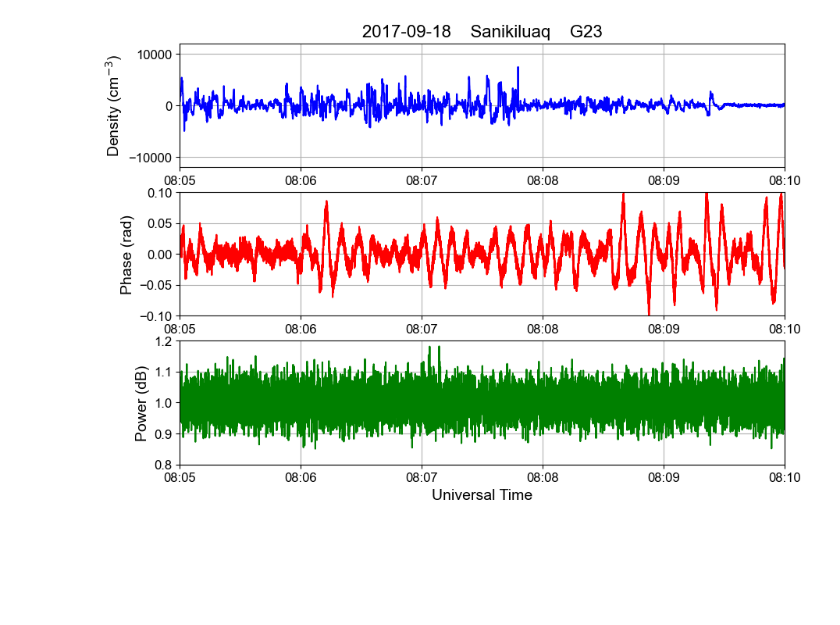
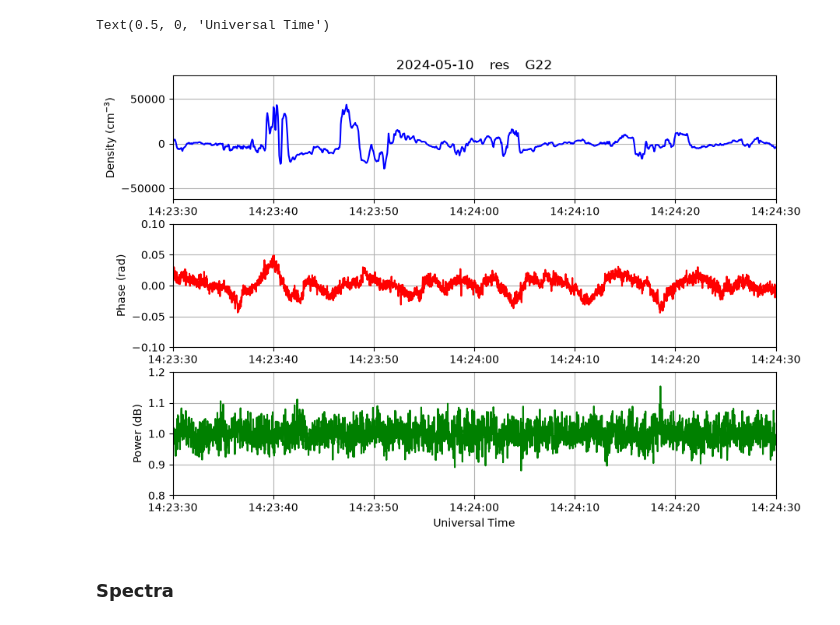
Before and after one commit to Polar-Cap-Scintillation/plasma-irreg-scint-spectra, a Jupyter notebook: conjunction_example.ipynb, the cells around one changed output. Saved outputs shown, nothing was run; the diff lists cells and outputs as text; code cells hidden in the pictures; blank space fills up the shorter version.

```diff
--- a/conjunction_example.ipynb
+++ b/conjunction_example.ipynb
@@ -128,0 +123,10 @@ plt.savefig('swarm_exmp.png')
+# %%
+def gps2utc(wnc, tow):
+    # THIS FUNCTION DOES NOT HANDLE LEAP SECONDS CORRECTLY
+    # There is a way to do this with spacepy, but it is extremely slow and will sometimes crash because it runs out of memory
+    # Until this is solved, output will be off by ~18 seconds
+    gps_tstmp = (np.array(wnc)*7*24*60*60*1000+np.array(tow)).astype(int)
+    gps_epoch = np.datetime64('1980-01-06').astype('datetime64[ms]').astype(int)
+    time = (gps_epoch + gps_tstmp).astype('datetime64[ms]')
+    time = time - np.timedelta64(18,'s')   # hard coded leap second correction
+    return time
@@ -148,0 +155,3 @@ gnss09 = parse.ParseNovatel('170918_090000.nvd.gz')
+# %%
+dt_pow = power_detrend(power)
+dt_phs = phase_detrend(phase)
@@ -297,33 +295,38 @@ plt.savefig('conj_map.png')
 # %%
-# plot_xlim = [np.datetime64('2017-09-16T14:25:00'), np.datetime64('2017-09-16T14:30:00')]
-plot_xlim = [np.datetime64('2017-09-18T08:05:00'), np.datetime64('2017-09-18T08:10:00')]
+# Detrend Swarm density using the same high pass filter window as used for phase
+dt_dens = phase_detrend(dens, datarate=16.)
+
+
 fig = plt.figure(figsize=(10,7))
+
 ax = fig.add_subplot(311)
-dt_dens = analyze.phase_detrend(dens, datarate=16.)
 ax.plot(swarm_time, dt_dens, color='blue')
-# ax.plot(swarm_time[stidx:etidx], dt_dens[stidx:etidx], color='red')
-ax.set_xlim(plot_xlim)
-ax.xaxis.set_major_formatter(mdates.DateFormatter('%H:%M'))
+ax.set_xlim(zoom_lims)
+ax.xaxis.set_major_formatter(mdates.DateFormatter('%H:%M:%S'))
 ax.grid()
-ax.set_ylim([-1.2e4,1.2e4])
+#ax.set_ylim([-1.2e4,1.2e4])
 ax.set_ylabel(r'Density (cm$^{-3}$)')
-ax.set_title(f'{np.datetime_as_string(swarm_time[0], unit='D')}    Sanikiluaq    G{prn:02d}')
+ax.set_title(f'{np.datetime_as_string(swarm_time[0], unit='D')}    {receiver_name}    {prn}')
+
 ax = fig.add_subplot(312)
-ax.plot(time, dt_phs, color='red')
-ax.set_xlim(plot_xlim)
-ax.xaxis.set_major_formatter(mdates.DateFormatter('%H:%M'))
+ax.plot(gnss_time, dt_phs, color='red')
+ax.set_xlim(zoom_lims)
+ax.xaxis.set_major_formatter(mdates.DateFormatter('%H:%M:%S'))
 ax.grid()
 ax.set_ylim([-0.1,0.1])
 ax.set_ylabel('Phase (rad)')
+
 ax = fig.add_subplot(313)
-ax.plot(time, dt_pow, color='green')
-ax.set_xlim(plot_xlim)
-ax.xaxis.set_major_formatter(mdates.DateFormatter('%H:%M'))
+ax.plot(gnss_time, dt_pow, color='green')
+ax.set_xlim(zoom_lims)
+ax.xaxis.set_major_formatter(mdates.DateFormatter('%H:%M:%S'))
 ax.grid()
 ax.set_ylim([0.8,1.2])
 ax.set_ylabel('Power (dB)')
 ax.set_xlabel('Universal Time')
-fig.savefig('swarm_gnss_exmp.png')
 # %% [output]
+Text(0.5, 0, 'Universal Time')
-[figure, old version]
+[figure, new version]
+# %% [markdown]
+### Spectra
 # %%
```
Also changed, not shown: parts of 28 cells of this notebook, 1 other file.
